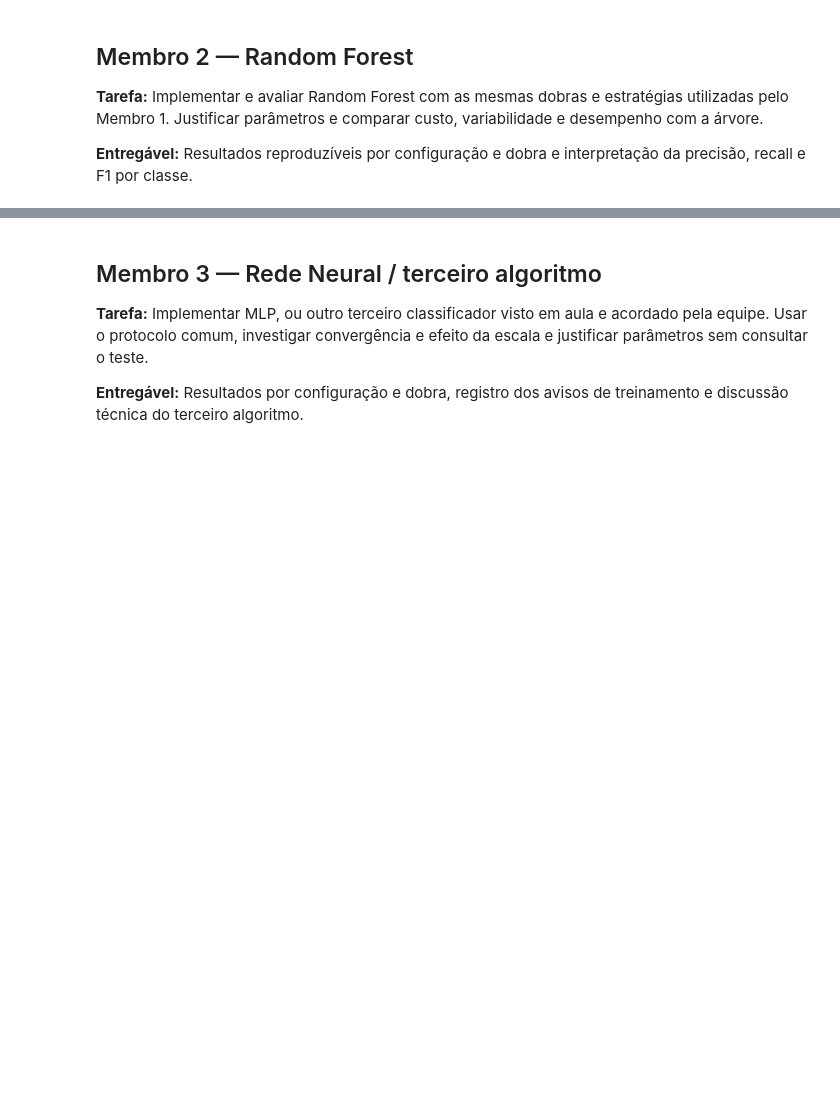
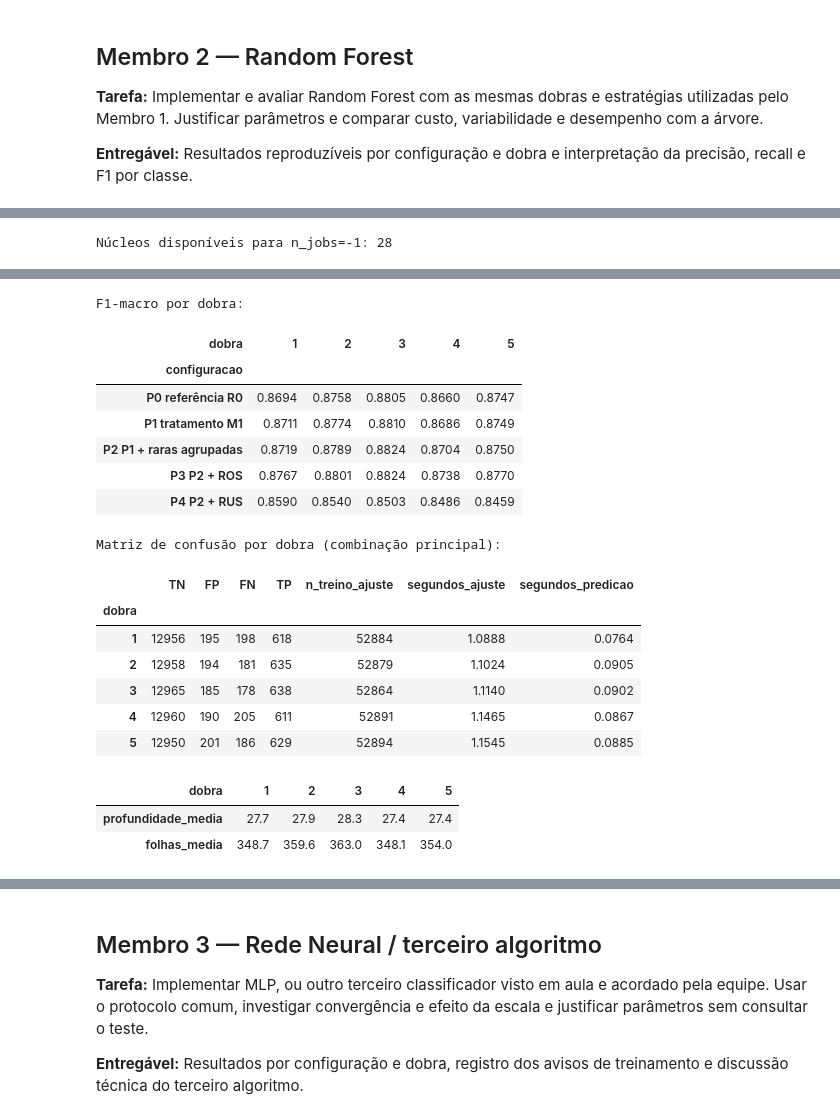
Before and after one commit to matheusmra/tp-ia, a Jupyter notebook: notebooks/03_classificadores.ipynb, the cells around one changed output, grey strips where cells are left out. Cells and saved outputs as stored; diff of their text form; code cells hidden in the pictures; blank space fills up the shorter version.

```diff
--- a/notebooks/03_classificadores.ipynb
+++ b/notebooks/03_classificadores.ipynb
@@ -668,0 +679,47 @@ Entre os erros sem conflito, o ponto fraco é o tráfego **UDP**: o recall de `a
+# %%
+# Membro 2 — 2.1/2.2 Random Forest (parâmetros fixados) em todas as combinações, mesmas dobras
+import os
+from sklearn.ensemble import RandomForestClassifier
+
+# Confere que a divisão é exatamente a do Membro 1 antes de qualquer ajuste.
+dobra_conferida = np.empty(len(X_treino), dtype=int)
+for i, (_, iva) in enumerate(INDICES_DOBRAS, start=1):
+    dobra_conferida[iva] = i
+assert hashlib.sha256(dobra_conferida.tobytes()).hexdigest()[:16] == ASSINATURA_DOBRAS
+
+RF_BASE = RandomForestClassifier(n_estimators=300, criterion="gini", max_depth=None, min_samples_leaf=1,
+                                 max_features="sqrt", bootstrap=True, class_weight=None,
+                                 n_jobs=-1, random_state=SEMENTE)
+print("Núcleos disponíveis para n_jobs=-1:", os.cpu_count())
+
+# Pipelines ajustados só são guardados em P2 (5 florestas de 300 árvores, usadas em 2.4);
+# nas demais combinações ficam apenas as predições fora da dobra, para economizar memória.
+partes_rf, oof_rf = [], {}
+for nome_cfg, cfg in CONFIGURACOES.items():
+    res, oof = avaliar_modelo(RF_BASE, "Random Forest", {nome_cfg: cfg}, guardar=(nome_cfg == CONFIG_PRINCIPAL))
+    partes_rf.append(res)
+    oof_rf.update(oof)
+por_dobra_rf = pd.concat(partes_rf, ignore_index=True)
+ref_p0_rf = por_dobra_rf[por_dobra_rf.configuracao == "P0 referência R0"].set_index("dobra")["f1_macro"]
+por_dobra_rf["delta_vs_P0"] = por_dobra_rf.f1_macro - por_dobra_rf.dobra.map(ref_p0_rf)
+
+tabela_rf = resumir(por_dobra_rf)
+tabela_rf["dobras_melhores_que_P0"] = (por_dobra_rf.groupby("configuracao", sort=False)
+                                      .delta_vs_P0.apply(lambda d: int((d > 0).sum())).values)
+with pd.option_context("display.float_format", "{:.4f}".format, "display.max_columns", None, "display.width", 250):
+    display(tabela_rf)
+    print("F1-macro por dobra:")
+    display(por_dobra_rf.pivot(index="configuracao", columns="dobra", values="f1_macro").reindex(CONFIGURACOES))
+    print("Matriz de confusão por dobra (combinação principal):")
+    display(por_dobra_rf.loc[por_dobra_rf.configuracao == CONFIG_PRINCIPAL,
+                             ["dobra", "TN", "FP", "FN", "TP", "n_treino_ajuste",
+                              "segundos_ajuste", "segundos_predicao"]].set_index("dobra"))
+
+# Tamanho médio das 300 árvores de cada floresta (combinação principal).
+estrutura_rf = pd.DataFrame([{"dobra": i,
+                              "profundidade_media": np.mean([a.get_depth() for a in p.named_steps["modelo"].estimators_]),
+                              "folhas_media": np.mean([a.get_n_leaves() for a in p.named_steps["modelo"].estimators_])}
+                             for i, p in enumerate(oof_rf[CONFIG_PRINCIPAL]["pipes"], start=1)])
+display(estrutura_rf.set_index("dobra").T.round(1))
+# %% [output]
+Núcleos disponíveis para n_jobs=-1: 28
@@ -668,0 +732,19 @@ Entre os erros sem conflito, o ponto fraco é o tráfego **UDP**: o recall de `a
+F1-macro por dobra:
+| dobra | 1 | 2 | 3 | 4 | 5 |
+| configuracao |  |  |  |  |  |
+| P0 referência R0 | 0.8694 | 0.8758 | 0.8805 | 0.8660 | 0.8747 |
+| P1 tratamento M1 | 0.8711 | 0.8774 | 0.8810 | 0.8686 | 0.8749 |
+| P2 P1 + raras agrupadas | 0.8719 | 0.8789 | 0.8824 | 0.8704 | 0.8750 |
+| P3 P2 + ROS | 0.8767 | 0.8801 | 0.8824 | 0.8738 | 0.8770 |
+| P4 P2 + RUS | 0.8590 | 0.8540 | 0.8503 | 0.8486 | 0.8459 |
+Matriz de confusão por dobra (combinação principal):
+|  | TN | FP | FN | TP | n_treino_ajuste | segundos_ajuste | segundos_predicao |
+| dobra |  |  |  |  |  |  |  |
+| 1 | 12956 | 195 | 198 | 618 | 52884 | 1.0888 | 0.0764 |
+| 2 | 12958 | 194 | 181 | 635 | 52879 | 1.1024 | 0.0905 |
+| 3 | 12965 | 185 | 178 | 638 | 52864 | 1.1140 | 0.0902 |
+| 4 | 12960 | 190 | 205 | 611 | 52891 | 1.1465 | 0.0867 |
+| 5 | 12950 | 201 | 186 | 629 | 52894 | 1.1545 | 0.0885 |
+| dobra | 1 | 2 | 3 | 4 | 5 |
+| profundidade_media | 27.7 | 27.9 | 28.3 | 27.4 | 27.4 |
+| folhas_media | 348.7 | 359.6 | 363.0 | 348.1 | 354.0 |
```
Also changed, not shown: parts of 14 cells of this notebook.
